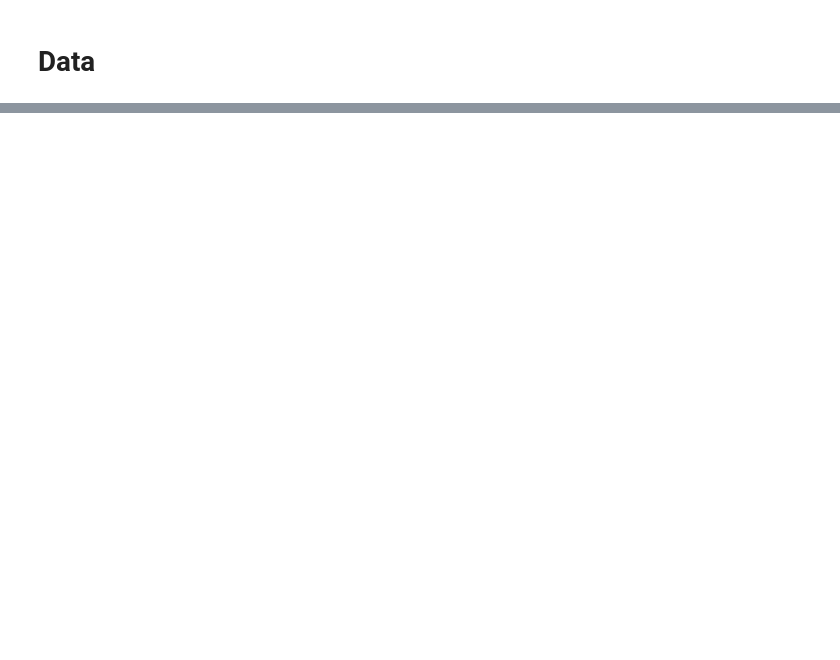
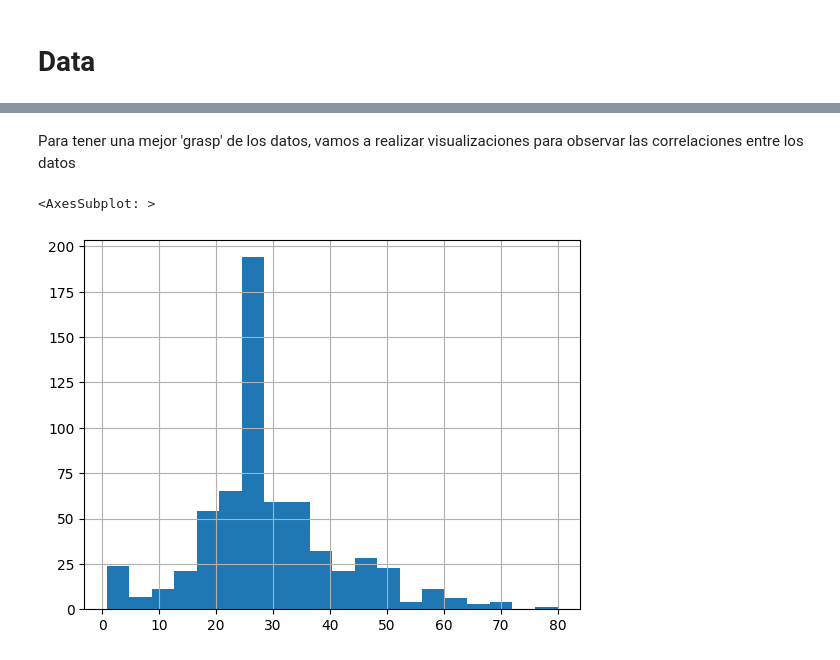
Before and after one commit to Edgaus/Python, a Jupyter notebook: Notes/Machine Learning/Core Learning Algorithms.ipynb, the cells around one changed output, grey strips where cells are left out. Saved outputs shown, nothing was run; the diff lists cells and outputs as text; code cells hidden in the pictures; blank space fills up the shorter version.

```diff
--- a/Notes/Machine Learning/Core Learning Algorithms.ipynb
+++ b/Notes/Machine Learning/Core Learning Algorithms.ipynb
@@ -52,0 +82,3 @@ dfeval = pd.read_csv('https://storage.googleapis.com/tf-datasets/titanic/eval.cs
+# %%
+ytrain = dftrain.pop('survived')
+yeval = dfeval.pop('survived')
@@ -52,0 +129,7 @@ dfeval = pd.read_csv('https://storage.googleapis.com/tf-datasets/titanic/eval.cs
+# %% [markdown]
+Para tener una mejor 'grasp' de los datos, vamos a realizar visualizaciones para observar las correlaciones entre los datos
+# %%
+dftrain.age.hist(bins=20)
+# %% [output]
+<AxesSubplot: >
+[figure, added]
```
Also changed, not shown: parts of 16 cells of this notebook.
